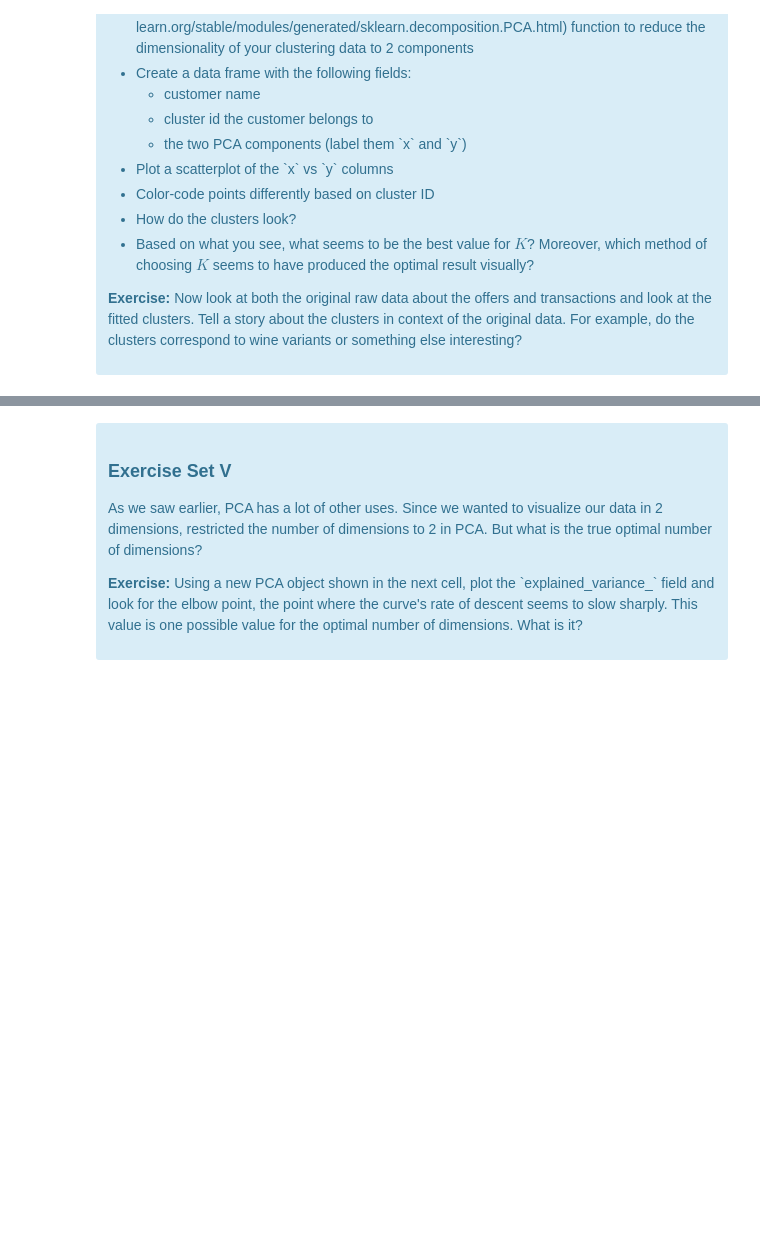
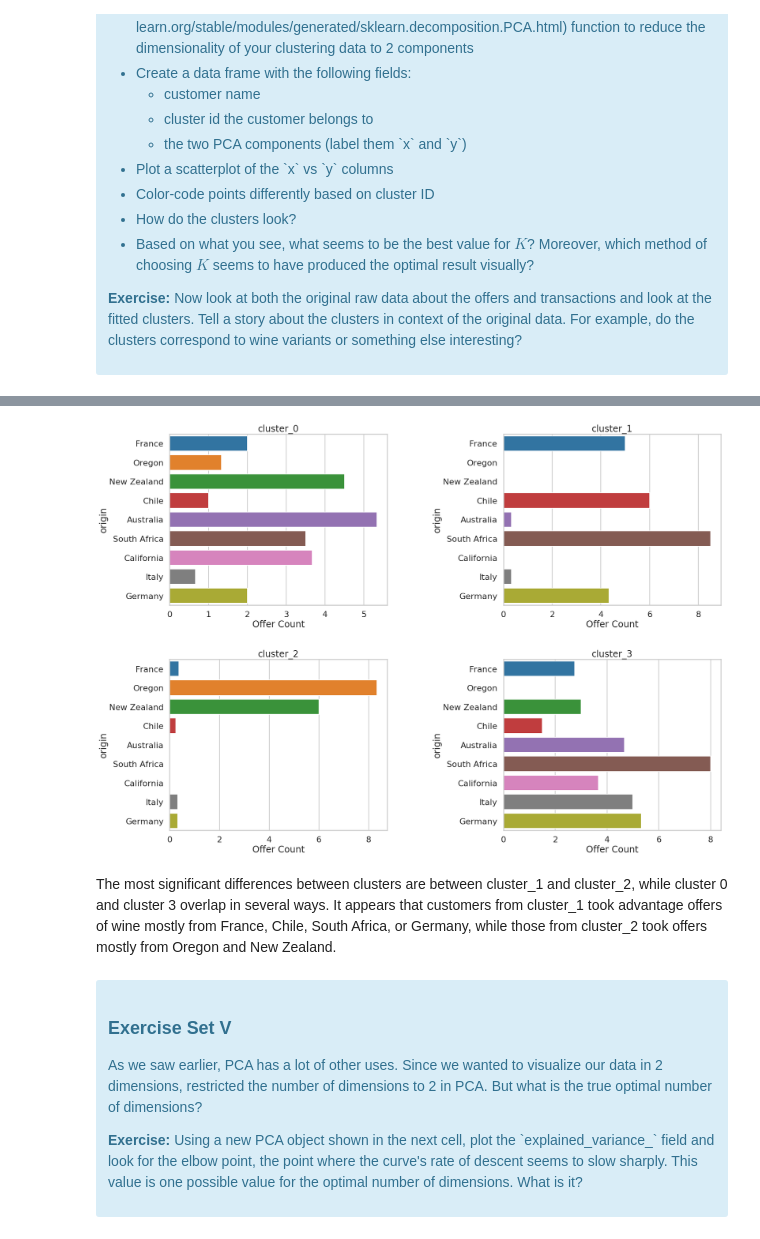
Before and after one commit to Nhorning/clustering, a Jupyter notebook: Mini_Project_Clustering.ipynb, the cells around one changed output, grey strips where cells are left out. Drawn from its saved outputs; the diff is of its cells as text; code cells hidden in the pictures; blank space fills up the shorter version.

```diff
--- a/Mini_Project_Clustering.ipynb
+++ b/Mini_Project_Clustering.ipynb
@@ -345,3 +397,42 @@ What we've done is we've taken those columns of 0/1 indicator variables, and we'
+# %%
+#### Now look at both the original raw data about the offers and transactions and look at the fitted clusters. Tell a story about the clusters in context of the original data. For example, do the clusters correspond to wine variants or something else interesting?
+
+#merge clusters with offers somehow. plot the result, tell a story.
+#1. add cluster id to df pivot
+df_cluster = df_pivot
+df_cluster['cluster_id'][:] = reduced_df['cluster_id']
+
+#2. Group by cluster, aggrigate counts.
+df_cluster = df_cluster.groupby('cluster_id').sum()
+
+#3. merge cluster and counts with offers.
+df_offer_cluster = df_cluster.transpose()
+df_offer_cluster.columns = ['cluster_0','cluster_1','cluster_2','cluster_3']
+df_offer_cluster =  df_offers.join(df_offer_cluster)
+#df_offer_cluster
+# %%
+def quickplot(x,cluster, ax):
+    sns.barplot(y=x, x=cluster, data=df_offer_cluster, ax=ax, ci=None)
+    ax.set_xlabel('Offer Count')
+    ax.set_title(cluster)
+    #xlabels=ax.get_xticklabels()
+    #ax.set_xticklabels(xlabels,rotation=90)
+
+#plot cluster info
+def plot_cluster(x):
+    f, (ax1,ax2) = plt.subplots(2,2, figsize=(22,16))
+    f.tight_layout(w_pad=10, h_pad=4)
+    for cluster, ax in zip(range(4),[ax1[0],ax1[1],ax2[0],ax2[1]]):
+        cluster = 'cluster_'+str(cluster)
+        quickplot(x, cluster, ax)
+    plt.show()
+
+for label in ['origin']:
+    plot_cluster(label)
+# %% [output]
+[figure, added]
+# %% [markdown]
+The most significant differences between clusters are between cluster_1 and cluster_2, while cluster 0 and cluster 3 overlap in several ways. It appears that customers from cluster_1 took advantage offers of wine mostly from France, Chile, South Africa, or Germany, while those from cluster_2 took offers mostly from Oregon and New Zealand.
 # %% [markdown]
 <div class="span5 alert alert-info">
 <h3>Exercise Set V</h3>
```
Also changed, not shown: parts of 8 cells of this notebook.
